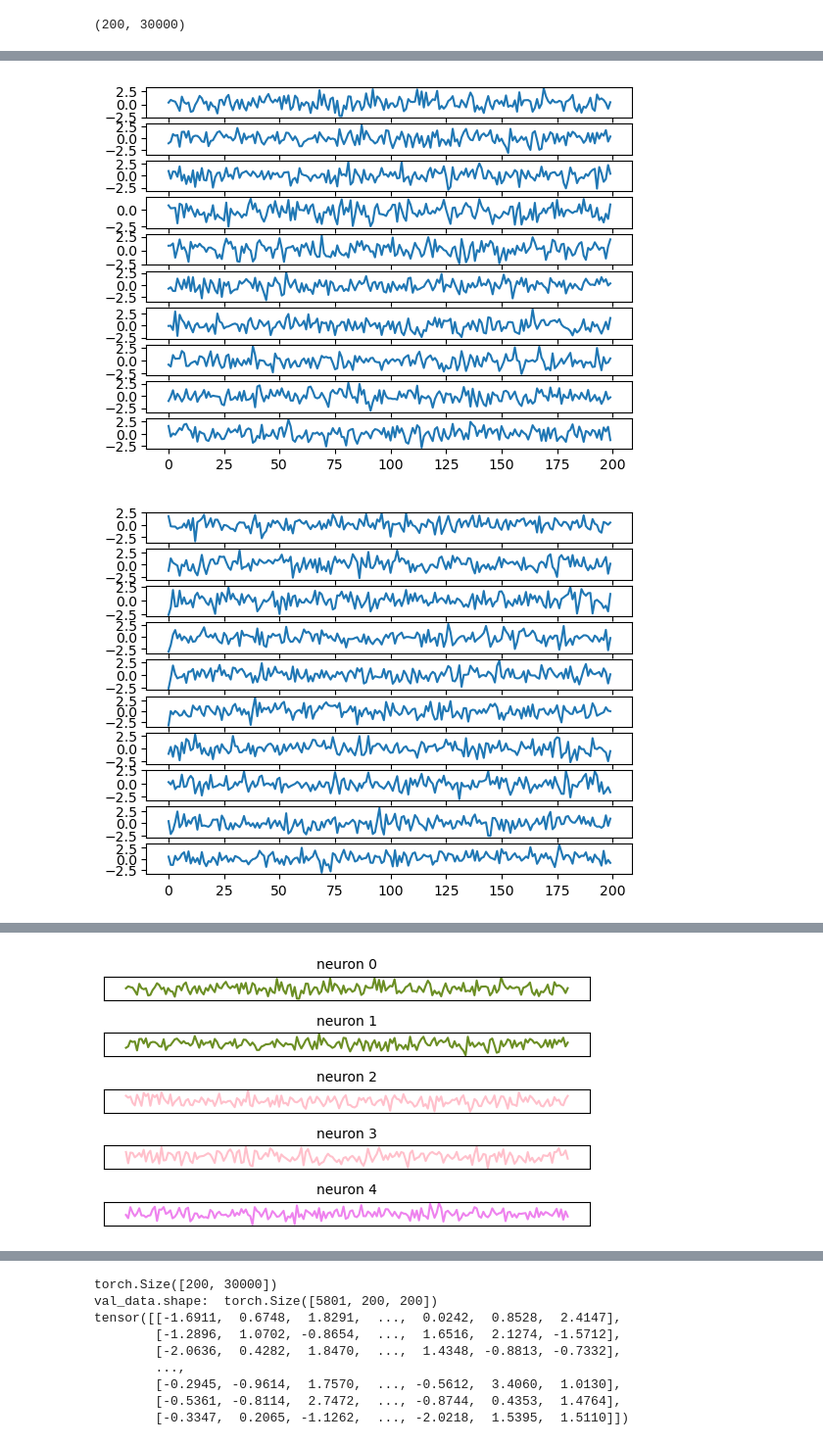
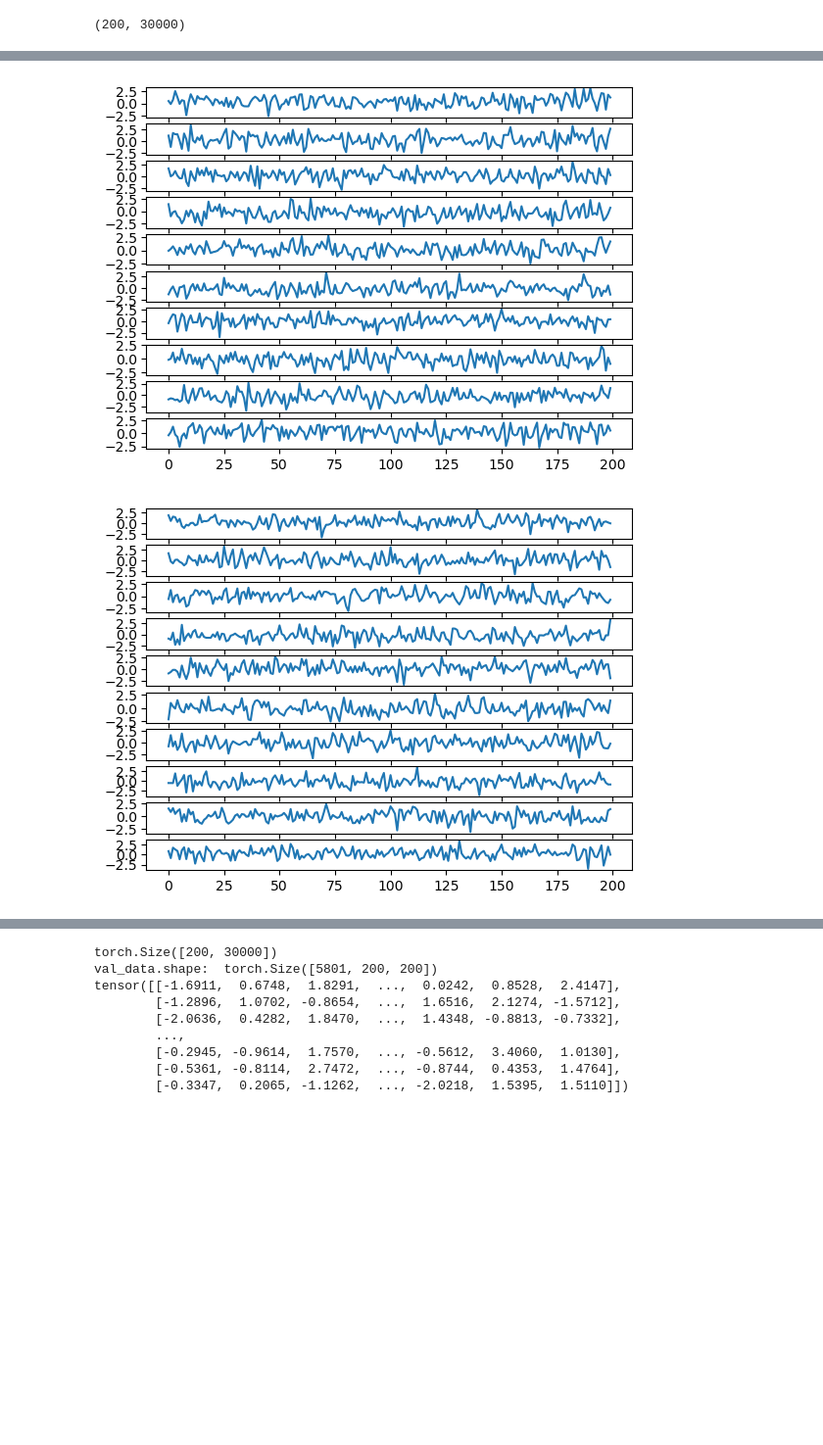
Before and after one commit to wuweizhang0723/func2graph, a Jupyter notebook: notebook/check_data/simulation_data.ipynb, the cells around one changed output, grey strips where cells are left out. Shown at 98% size. Saved outputs shown, nothing was run; the diff lists cells and outputs as text; code cells hidden in the pictures; blank space fills up the shorter version.

```diff
--- a/notebook/check_data/simulation_data.ipynb
+++ b/notebook/check_data/simulation_data.ipynb
@@ -15,15 +16,19 @@ from func2graph import models, tools, baselines
+# %%
+plt.rcParams.update({
+    'axes.titlesize': 16,
+    'axes.labelsize': 16,
+    'xtick.labelsize': 16,
+    'ytick.labelsize': 16,
+})
 # %% [markdown]
 ### Construct Data
 # %%
 neuron_num = 200   #####################
-dt = 0.05
-tau = 2   ##################### !!!!!!!!!!!!!!!!!!!!!!!!!!!!!!!!!!
+tau = 1   ##################### !!!!!!!!!!!!!!!!!!!!!!!!!!!!!!!!!!
 
-spike_neuron_num=2
-spike_input=5
 
-init_scale = 0.1  #################
-weight_scale = 0.1   #################
+init_scale = 0.2  #################
+weight_scale = 0.2   #################
 error_scale = 1  #################
 
 total_time = 30000
@@ -36,10 +41,7 @@ test = False  ######################
 
 simulator = data_simulator(
     neuron_num=neuron_num,
-    dt=dt,
     tau=tau,
-    spike_neuron_num=spike_neuron_num,
-    spike_input=spike_input,
     weight_scale= weight_scale,
     init_scale=init_scale,
     error_scale=error_scale,
@@ -164,45 +337,6 @@ plt.show()
 
 for i in range(neuron_num):
     plt.subplot(10, 1, i+1)
-    plt.plot(result[i][400:600])
-plt.show()
-
-for i in range(neuron_num):
-    plt.subplot(10, 1, i+1)
     plt.plot(result[i][5000:5200])
 plt.show()
-
-
-
-ax1 = plt.subplot(13, 1, 1)
-ax1.set_title("neuron 0", fontsize=10)
-ax1.plot(result[0][:200], c='olivedrab')
-# remove xticks
-plt.xticks([])
-plt.yticks([])
-
-ax2 = plt.subplot(13, 1, 3)
-ax2.set_title("neuron 1", fontsize=10)
-ax2.plot(result[1][:200], c='olivedrab')
-plt.xticks([])
-plt.yticks([])
-
-ax3 = plt.subplot(13, 1, 5)
-plt.title("neuron 2", fontsize=10)
-plt.plot(result[152][:200], c='pink')
-plt.xticks([])
-plt.yticks([])
-
-plt.subplot(13, 1, 7)
-plt.title("neuron 3", fontsize=10)
-plt.plot(result[153][:200], c='pink')
-plt.xticks([])
-plt.yticks([])
-
-plt.subplot(13, 1, 9)
-plt.title("neuron 4", fontsize=10)
-plt.plot(result[160][:200], c='violet')
-plt.xticks([])
-plt.yticks([])
-plt.show()
 # %% [output]
@@ -210,2 +344,2 @@ plt.show()
-[figure, old version]
+[figure, new version]
-[figure, old version]
+[figure, new version]
@@ -213,3 +346,2 @@ plt.show()
-[figure, removed]
 # %%
 weight_matrix = simulator.W_ij
```
Also changed, not shown: parts of 22 cells of this notebook, 1 other file.
